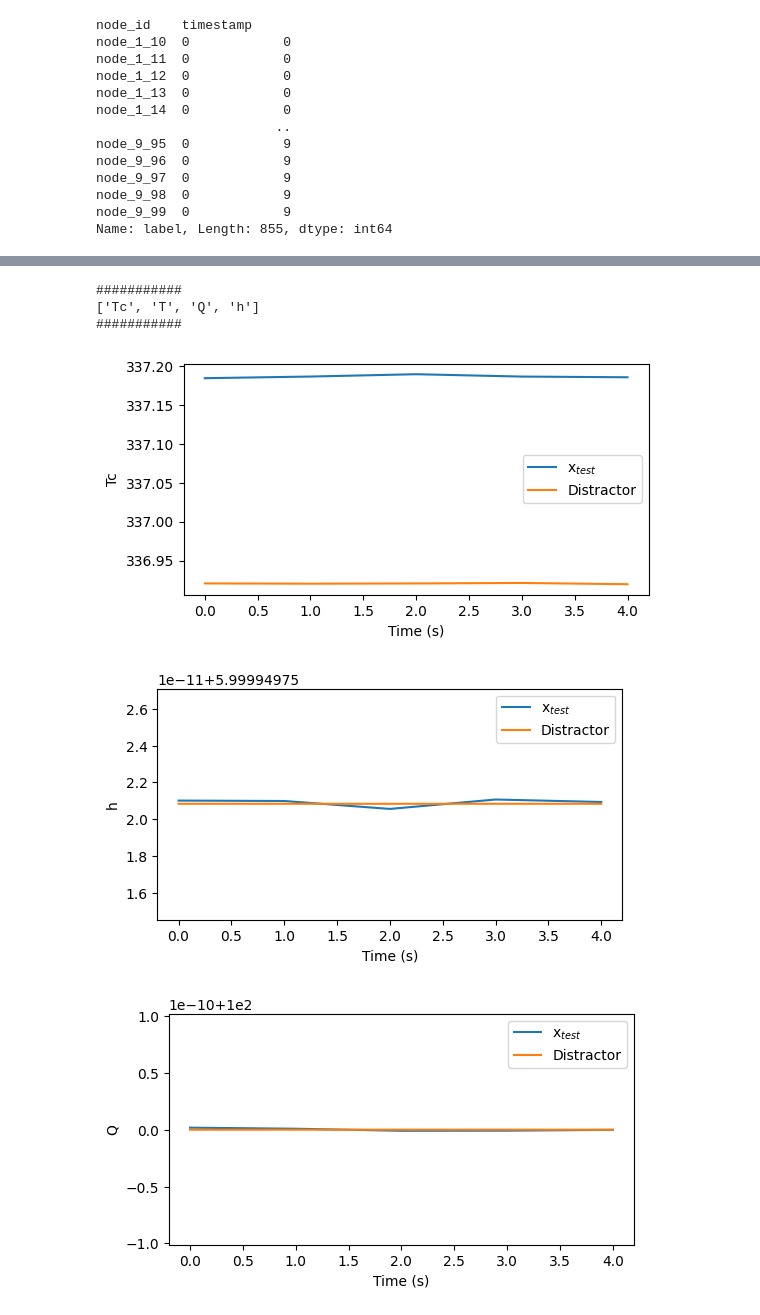
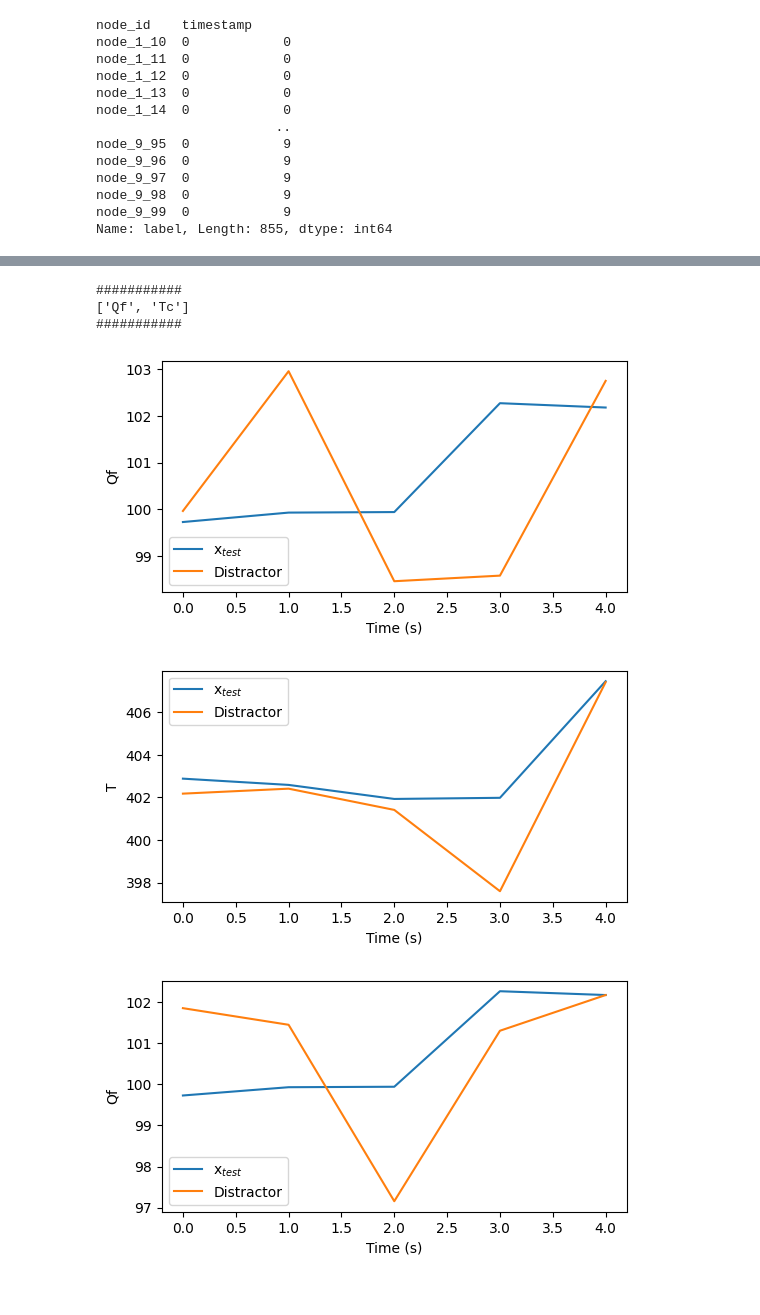
Before and after one commit to peaclab/CoMTE, a Jupyter notebook: cstr_usage.ipynb, the cells around one changed output, grey strips where cells are left out. Saved outputs shown, nothing was run; the diff lists cells and outputs as text; code cells hidden in the pictures.

```diff
--- a/cstr_usage.ipynb
+++ b/cstr_usage.ipynb
@@ -21,7 +22,8 @@ mpl_logger = logging.getLogger('matplotlib')
 mpl_logger.setLevel(logging.WARNING)
 # %%
 DATASET_NAME = 'cstr'
+WINDOW_SIZE = 5
 # %%
 timeseries, labels, test_timeseries, test_labels = \
-        data_loading.get_dataset(DATASET_NAME, binary=False, window_size=5, noise_scale=0.001, use_classes=list(range(0,10)))
+        data_loading.get_dataset(DATASET_NAME, binary=False, window_size=WINDOW_SIZE, noise_scale=0.1, use_classes=list(range(0,10)))
 # %%
@@ -162,7 +248,7 @@ Name: label, Length: 855, dtype: int64
 ### TEST CASE 1
 ### True: 2 All clear, Predicted: 3 Not clear
 
-true_select = 9 #UPDATE HERE FOR OTHER CLASSES
+true_select = 1 #UPDATE HERE FOR OTHER CLASSES
 pred_select = 0 #UPDATE HERE FOR OTHER CLASSES
 # print(test_labels['label'].values)
 # print(preds)
@@ -178,5 +269,5 @@ print(indices_test)
 # %%
-x_test = test_timeseries.loc[['node_9_53'], :, :]
+x_test = test_timeseries.loc[['node_1_31'], :, :]
 explanation = comte.explain(x_test,to_maximize=true_select,savefig=False)
 print('###########')
 print(explanation)
@@ -202,6 +296,6 @@ print('###########')
 ###########
-['Tc', 'T', 'Q', 'h']
+['Qf', 'Tc']
 ###########
-[figure, old version]
+[figure, new version]
-[figure, old version]
+[figure, new version]
-[figure, old version]
+[figure, new version]
```
Also changed, not shown: parts of 11 cells of this notebook.
